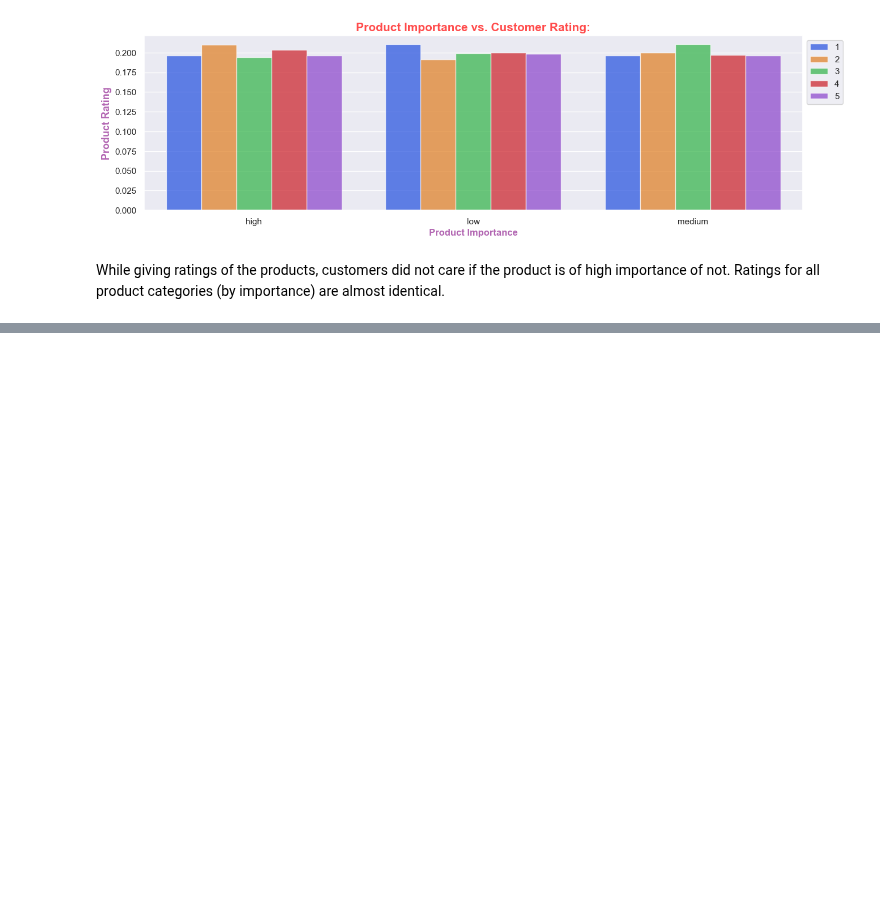
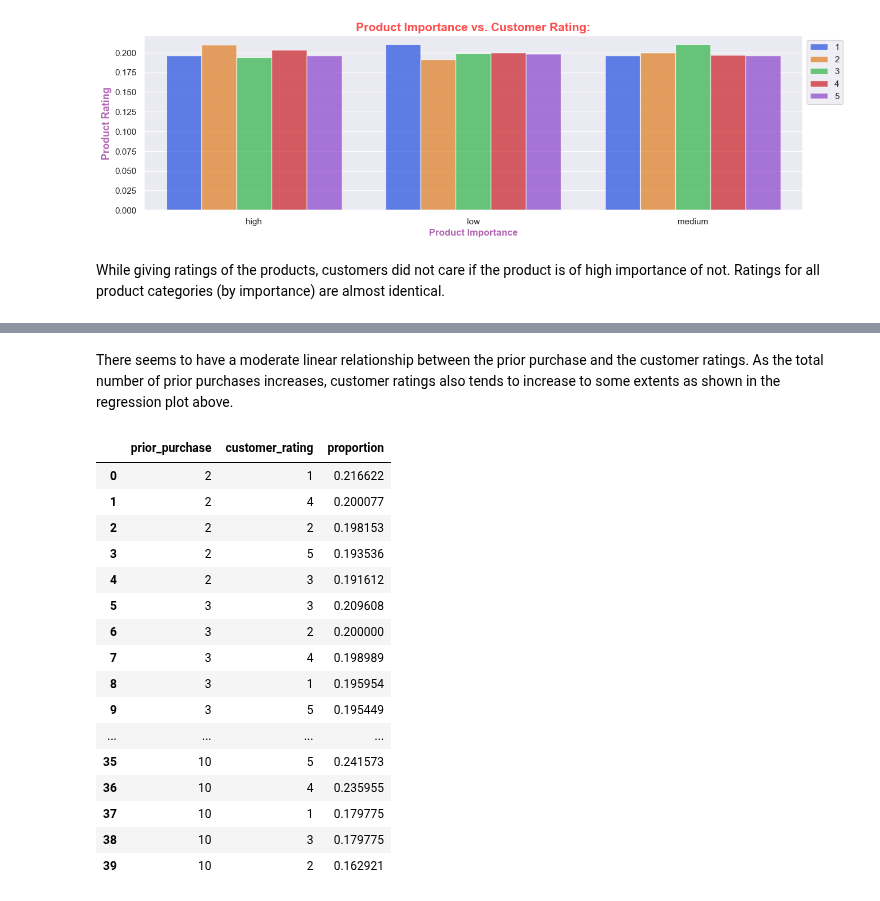
Before and after one commit to rajesh-coventry/Projects, a Jupyter notebook: 02_Data_Visuallization/05_E-Commerce_Shipping/02_Reasons_Behind_Low_Customers_Rating(LCR).ipynb, the cells around one changed output, grey strips where cells are left out. Cells and saved outputs as stored; diff of their text form; code cells hidden in the pictures; blank space fills up the shorter version.

```diff
--- a/02_Data_Visuallization/05_E-Commerce_Shipping/02_Reasons_Behind_Low_Customers_Rating(LCR).ipynb
+++ b/02_Data_Visuallization/05_E-Commerce_Shipping/02_Reasons_Behind_Low_Customers_Rating(LCR).ipynb
@@ -358,0 +411,22 @@ While giving ratings of the products, customers did not care if the product is o
+# %% [markdown]
+There seems to have a moderate linear relationship between the prior purchase and the customer ratings. As the total number of prior purchases increases, customer ratings also tends to increase to some extents as shown in the regression plot above.
+# %%
+data.groupby(by= "prior_purchase")["customer_rating"].value_counts(normalize=True).reset_index()
+# %% [output]
+|  | prior_purchase | customer_rating | proportion |
+| 0 | 2 | 1 | 0.216622 |
+| 1 | 2 | 4 | 0.200077 |
+| 2 | 2 | 2 | 0.198153 |
+| 3 | 2 | 5 | 0.193536 |
+| 4 | 2 | 3 | 0.191612 |
+| 5 | 3 | 3 | 0.209608 |
+| 6 | 3 | 2 | 0.200000 |
+| 7 | 3 | 4 | 0.198989 |
+| 8 | 3 | 1 | 0.195954 |
+| 9 | 3 | 5 | 0.195449 |
+| ... | ... | ... | ... |
+| 35 | 10 | 5 | 0.241573 |
+| 36 | 10 | 4 | 0.235955 |
+| 37 | 10 | 1 | 0.179775 |
+| 38 | 10 | 3 | 0.179775 |
+| 39 | 10 | 2 | 0.162921 |
```
Also changed, not shown: parts of 6 cells of this notebook.
